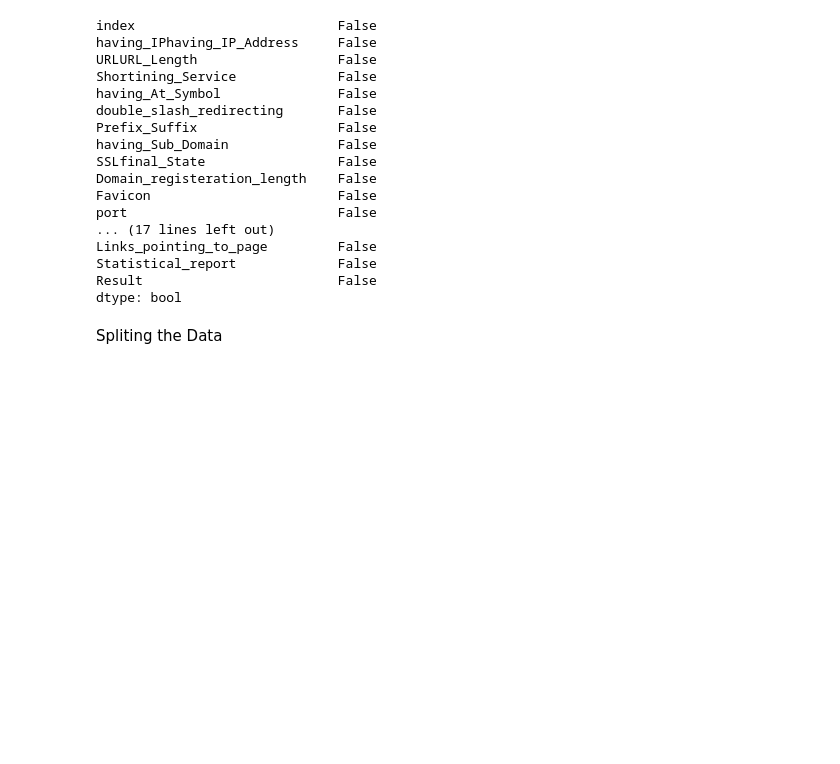
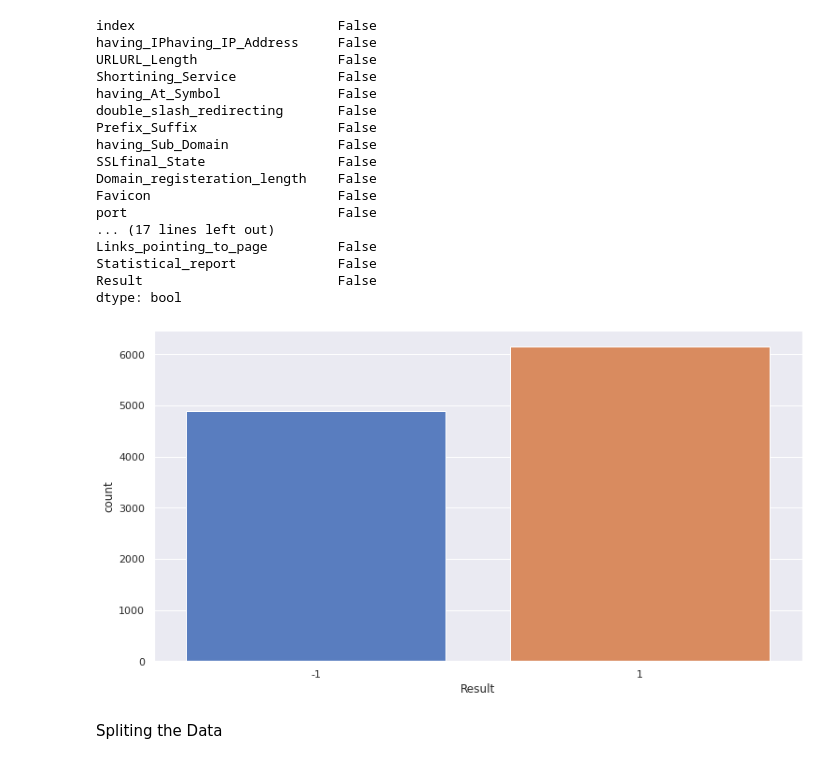
Before and after one commit to IBM-EPBL/IBM-Project-46715-1660754625, a Jupyter notebook: Model Building/model_building.ipynb, the cells around one changed output. Drawn from its saved outputs; the diff is of its cells as text; code cells hidden in the pictures; blank space fills up the shorter version.

```diff
--- a/Model Building/model_building.ipynb
+++ b/Model Building/model_building.ipynb
@@ -93,6 +92,11 @@ Links_pointing_to_page         False
 Statistical_report             False
 Result                         False
 dtype: bool
+# %%
+with sns.color_palette('muted'):
+    sns.countplot(x=data['Result'])
+# %% [output]
+[figure, added]
 # %% [markdown]
 Spliting the Data
 # %%
```
Also changed, not shown: parts of 1 cell of this notebook.
